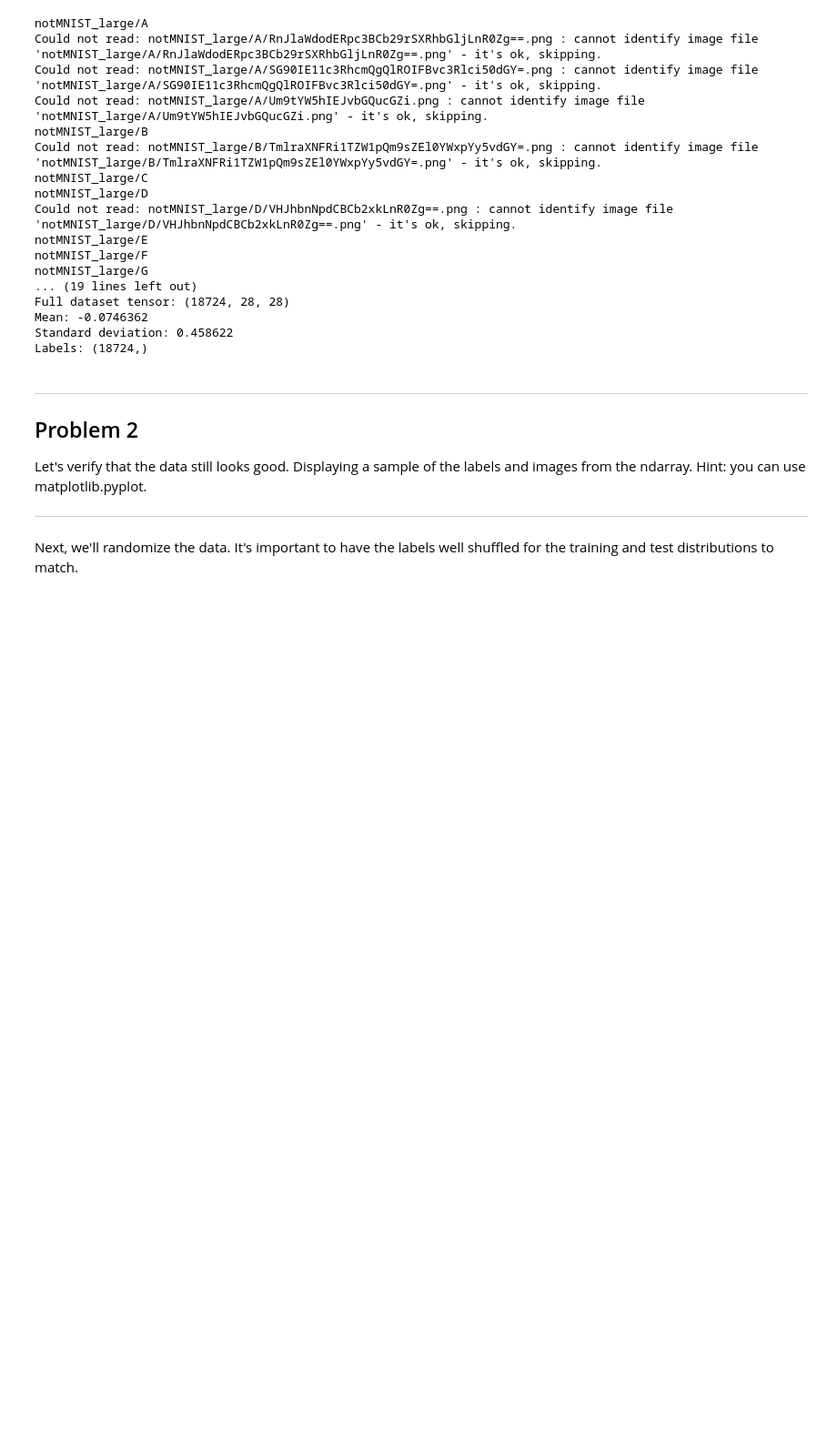
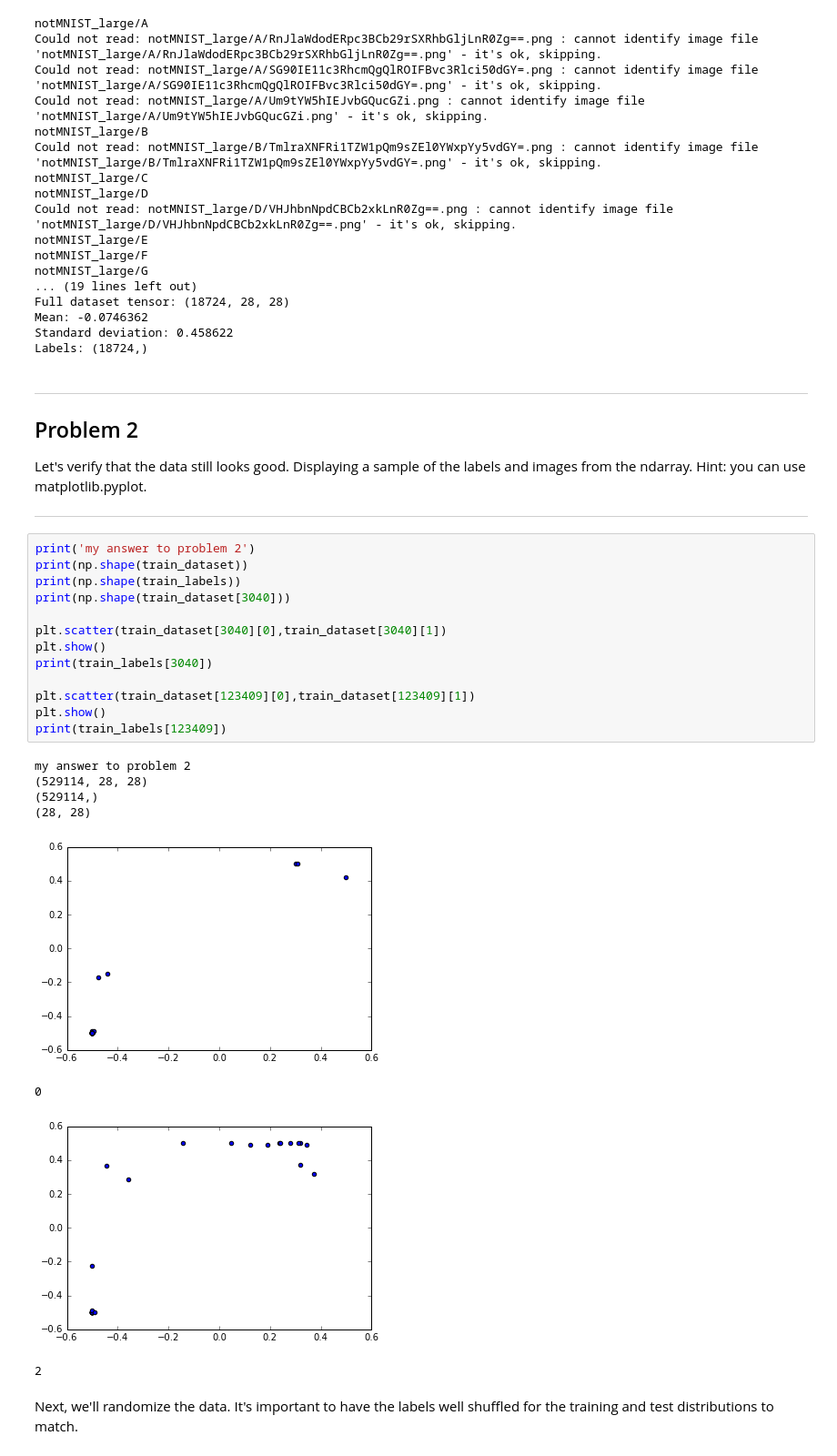
Before and after one commit to hfoffani/tensorflow-dl, a Jupyter notebook: 1_notmnist.ipynb, the cells around one changed output. Shown: that part at 91% size. Cells and saved outputs as stored; diff of their text form; blank space fills up the shorter version.

```diff
--- a/1_notmnist.ipynb
+++ b/1_notmnist.ipynb
@@ -181,6 +182,28 @@ Problem 2
 Let's verify that the data still looks good. Displaying a sample of the labels and images from the ndarray. Hint: you can use matplotlib.pyplot.
 
 ---
+# %%
+print('my answer to problem 2')
+print(np.shape(train_dataset))
+print(np.shape(train_labels))
+print(np.shape(train_dataset[3040]))
+
+plt.scatter(train_dataset[3040][0],train_dataset[3040][1])
+plt.show()
+print(train_labels[3040])
+
+plt.scatter(train_dataset[123409][0],train_dataset[123409][1])
+plt.show()
+print(train_labels[123409])
+# %% [output]
+my answer to problem 2
+(529114, 28, 28)
+(529114,)
+(28, 28)
+[figure, added]
+0
+[figure, added]
+2
 # %% [markdown]
 Next, we'll randomize the data. It's important to have the labels well shuffled for the training and test distributions to match.
 # %%
```
Also changed, not shown: parts of 2 cells of this notebook.
